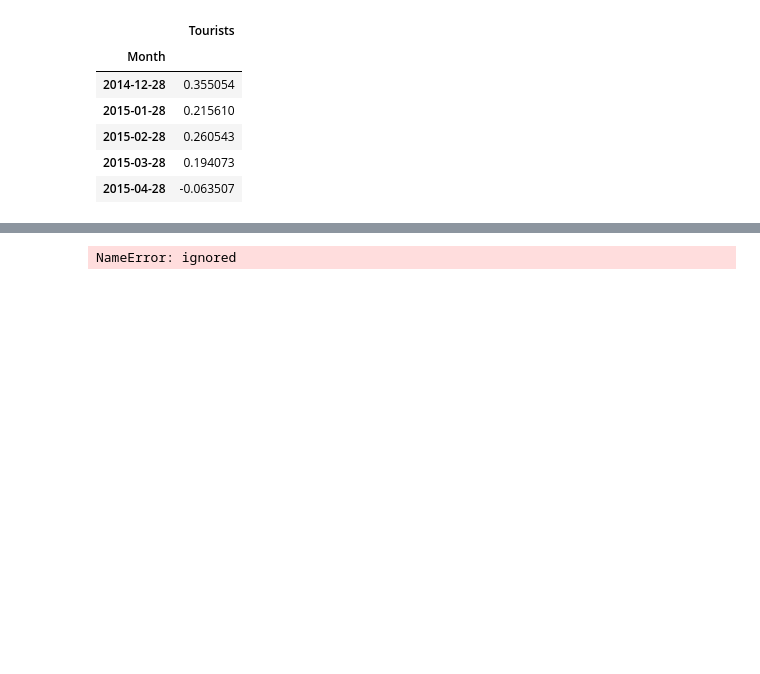
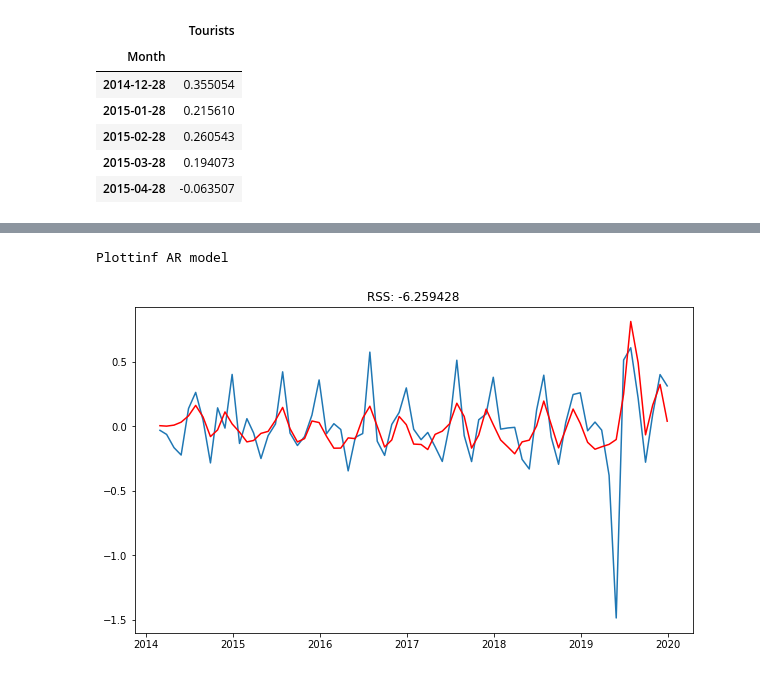
Before and after one commit to HarshaniDil/Tourist_prediction, a Jupyter notebook: NewTourism.ipynb, the cells around one changed output, grey strips where cells are left out. Saved outputs shown, nothing was run; the diff lists cells and outputs as text; code cells hidden in the pictures; blank space fills up the shorter version.

```diff
--- a/NewTourism.ipynb
+++ b/NewTourism.ipynb
@@ -263,6 +288,13 @@ plt.tight_layout()
-# %%
-from statsmodels.tsa.arima_model import ARIMA
-results_ARIMA.plot_predict(1,264)
-#x=results_ARIMA.forecast(steps=120)
-# %% [output]
-NameError: ignored
+# %%
+from statsmodels.tsa.arima_model import ARIMA
+
+#AR Model
+model = ARIMA(indexedDataset_logScale, order=(1,1,5))
+results_AR = model.fit( disp=-1)
+plt.plot(datasetLogDiffShifting)
+plt.plot(results_AR.fittedvalues, color='red')
+plt.title('RSS: % 4f' %sum((results_AR.fittedvalues-datasetLogDiffShifting['Tourists']**2)))
+print('Plottinf AR model')
+# %% [output]
+Plottinf AR model
+[figure, added]
```
Also changed, not shown: parts of 24 cells of this notebook.
